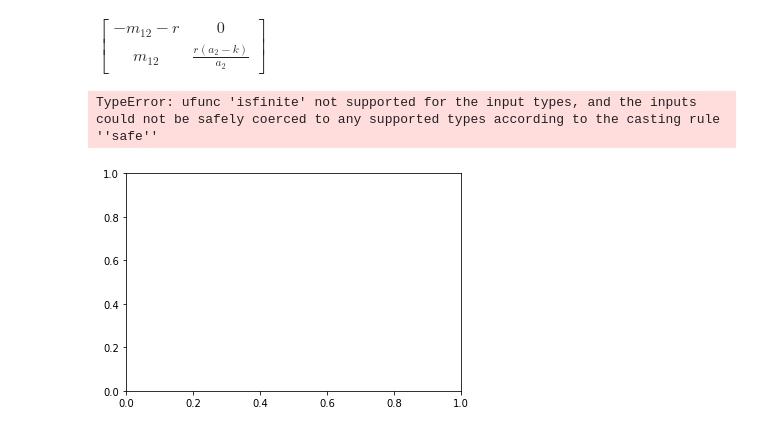
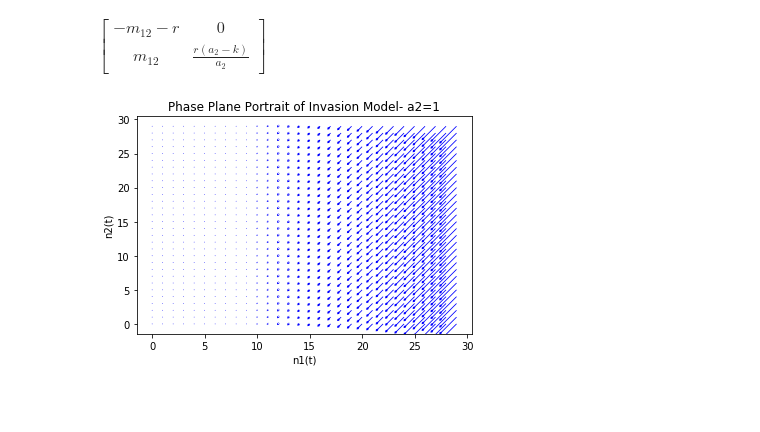
Before and after one commit to ewoodwar/Final-project-2023-AARMS, a Jupyter notebook: ODE Solver_ AARMS 2023.ipynb, the cells around one changed output. Drawn from its saved outputs; the diff is of its cells as text; code cells hidden in the pictures; blank space fills up the shorter version.

```diff
--- a/ODE Solver_ AARMS 2023.ipynb
+++ b/ODE Solver_ AARMS 2023.ipynb
@@ -66,24 +66,33 @@ $\displaystyle \left[\begin{matrix}- m_{12} - r & 0\\m_{12} & \frac{r \left(a_{2
 # %%
 #Creating the Phase Plane Plots,
 
 from matplotlib.pyplot import cm
 import matplotlib.pyplot as plt
 import numpy as np
 nx, ny = 1, 1  #increments
 x = np.arange(0, 30, nx) #domain
 y = np.arange(0, 30, ny) #range
 X, Y = np.meshgrid(x, y)
 
+#Example Values for Phase Plane Plots
+
+r=1
+a1=1
+a2=1
+k=1
+m12=0.3
+
 dx = r * ((x/a1) - 1) * ((1 - (x/k)) * x) - (m12 * x)
 dy = r * ((y/a2) - 1) * ((1 - (y/k)) * y) - (m12 * y)
 
-plot2 = plt.figure()
+
+plot1 = plt.figure()
 plt.quiver(X, Y, dx, dy, color='blue', headlength=2)
 
-plt.title('Phase Plane Portrait of Invasion Model')
+
+plt.title('Phase Plane Portrait of Invasion Model- a2=1')
 plt.ylabel('n2(t)')
 plt.xlabel('n1(t)')
-plt.show(plot2)
+plt.show(plot1, plot2)
 # %% [output]
-TypeError: ufunc 'isfinite' not supported for the input types, and the inputs could not be safely coerced to any supported types according to the casting rule ''safe''
-[figure, old version]
+[figure, new version]
```
